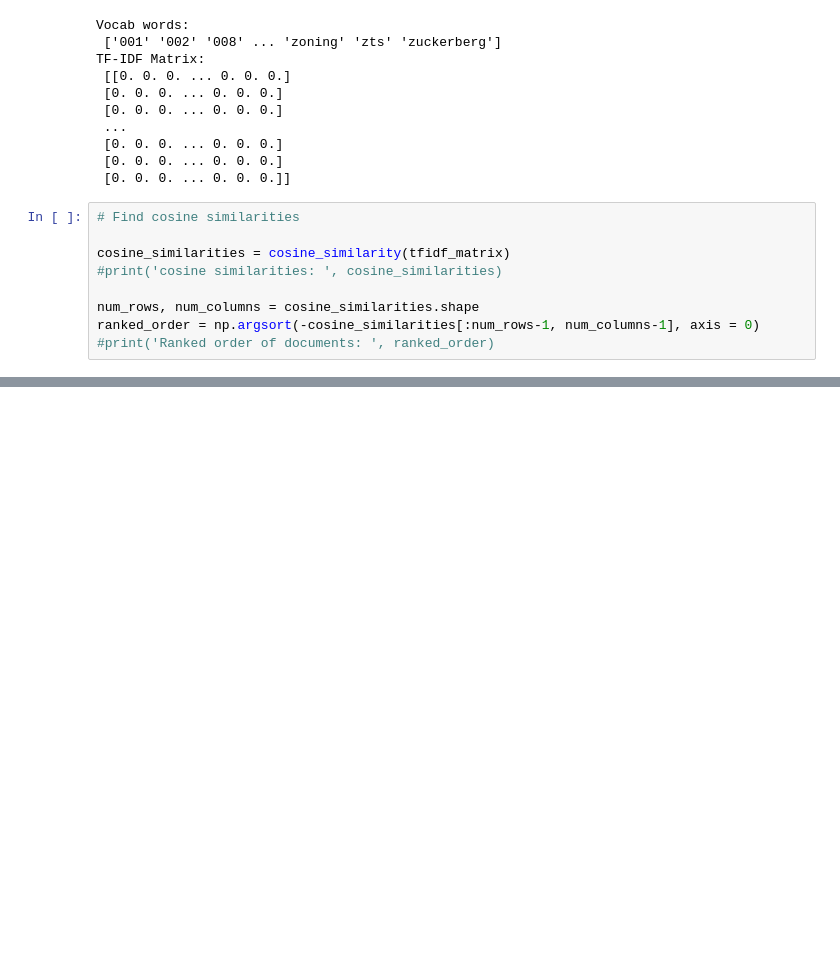
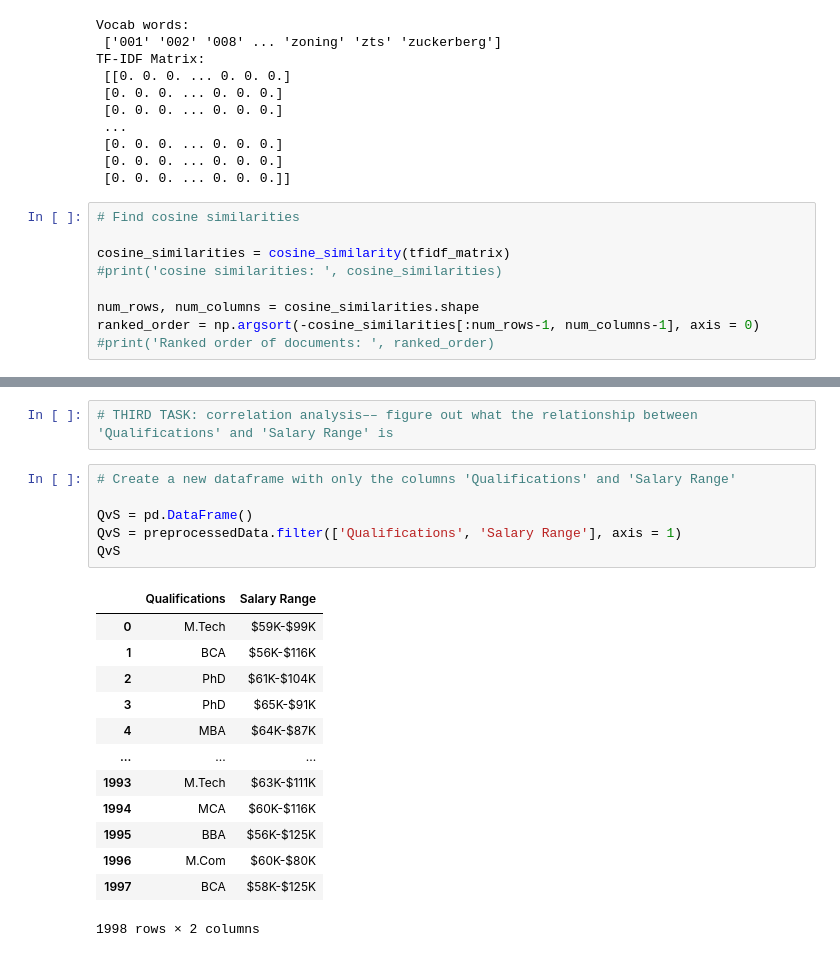
Before and after one commit to sneha-dubeyy/JobInformationRetrieval, a Jupyter notebook: information_retrieval.ipynb, the cells around one changed output, grey strips where cells are left out. Cells and saved outputs as stored; diff of their text form; blank space fills up the shorter version.

Commit message:
finished tasks 1-3

```diff
--- a/information_retrieval.ipynb
+++ b/information_retrieval.ipynb
@@ -139,0 +161,22 @@ The next two most relevant jobs' IDs are:  90206300000000.0  and  10796800000000
+# %%
+# THIRD TASK: correlation analysis–– figure out what the relationship between 'Qualifications' and 'Salary Range' is
+# %%
+# Create a new dataframe with only the columns 'Qualifications' and 'Salary Range'
+
+QvS = pd.DataFrame()
+QvS = preprocessedData.filter(['Qualifications', 'Salary Range'], axis = 1)
+QvS
+# %% [output]
+|  | Qualifications | Salary Range |
+| 0 | M.Tech | $59K-$99K |
+| 1 | BCA | $56K-$116K |
+| 2 | PhD | $61K-$104K |
+| 3 | PhD | $65K-$91K |
+| 4 | MBA | $64K-$87K |
+| ... | ... | ... |
+| 1993 | M.Tech | $63K-$111K |
+| 1994 | MCA | $60K-$116K |
+| 1995 | BBA | $56K-$125K |
+| 1996 | M.Com | $60K-$80K |
+| 1997 | BCA | $58K-$125K |
+1998 rows × 2 columns
```
Also changed, not shown: parts of 16 cells of this notebook.
